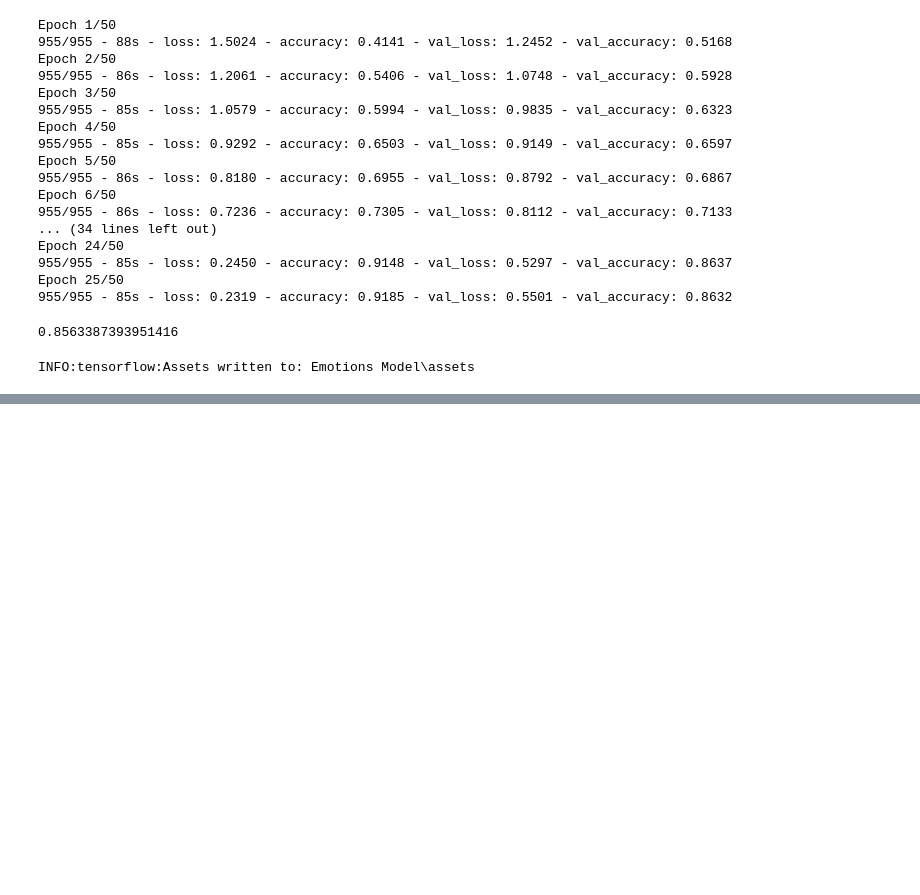
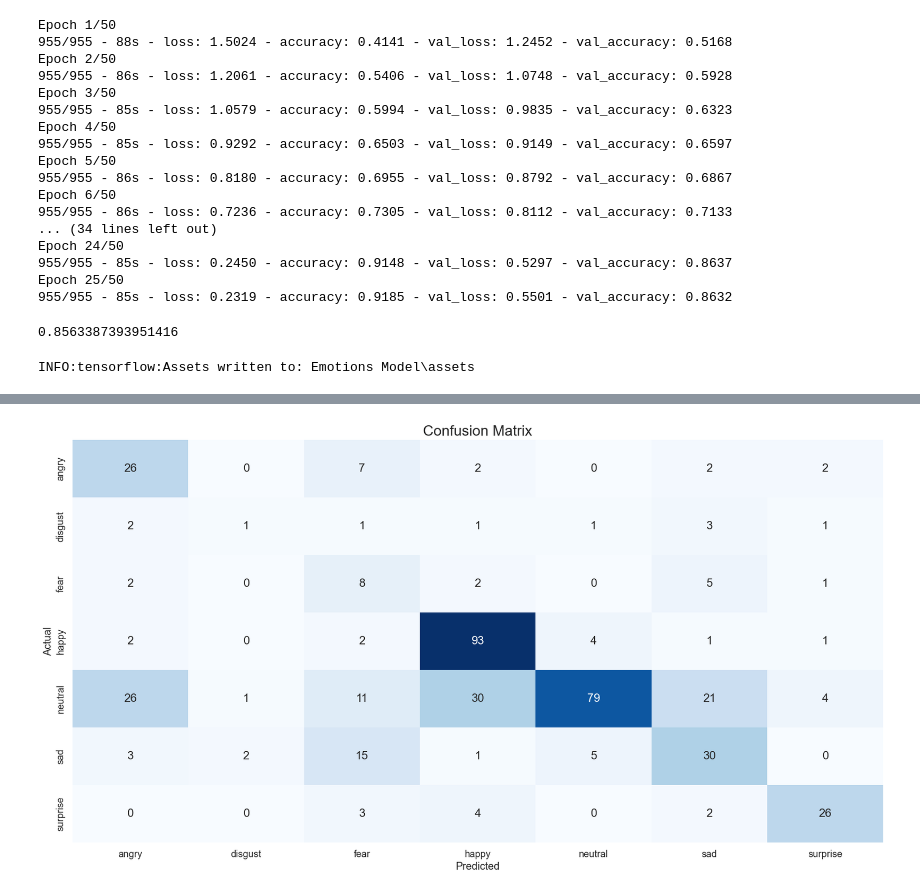
Before and after one commit to Piccio98/FER-and-GR-Project, a Jupyter notebook: Emotions Training.ipynb, the cells around one changed output, grey strips where cells are left out. Saved outputs shown, nothing was run; the diff lists cells and outputs as text; code cells hidden in the pictures; blank space fills up the shorter version.

Commit message:
Added models stats

```diff
--- a/Emotions Training.ipynb
+++ b/Emotions Training.ipynb
@@ -157,3 +159,20 @@ model_acc
 model.save("Emotions Model")
 # %% [output]
 INFO:tensorflow:Assets written to: Emotions Model\assets
+# %%
+emotions_model = keras.models.load_model('Emotions Model/')
+testData = tf.keras.preprocessing.image_dataset_from_directory(
+    "Test Set/Emotions",
+    labels='inferred',
+    label_mode='categorical',
+    color_mode='grayscale',
+    seed=123456,
+    image_size=(img_height,img_width),
+    batch_size=1000)
+
+
+predictions = np.array([])
+labels =  np.array([])
+for x, y in testData:
+    predictions = np.concatenate([predictions, np.argmax(emotions_model.predict(x), axis = -1)])
+    labels = np.concatenate([labels, np.argmax(y.numpy(), axis=-1)])
@@ -159,0 +182,11 @@ INFO:tensorflow:Assets written to: Emotions Model\assets
+# %%
+cm_data = confusion_matrix(labels , predictions)
+cm = pd.DataFrame(cm_data, columns=class_names, index = class_names)
+cm.index.name = 'Actual'
+cm.columns.name = 'Predicted'
+plt.figure(figsize = (20,10))
+plt.title('Confusion Matrix', fontsize = 20)
+sns.set(font_scale=1.2)
+ax = sns.heatmap(cm, cbar=False, cmap="Blues", annot=True, annot_kws={"size": 16}, fmt='g')
+# %% [output]
+[figure, added]
```
Also changed, not shown: parts of 5 cells of this notebook, 2 other files.
